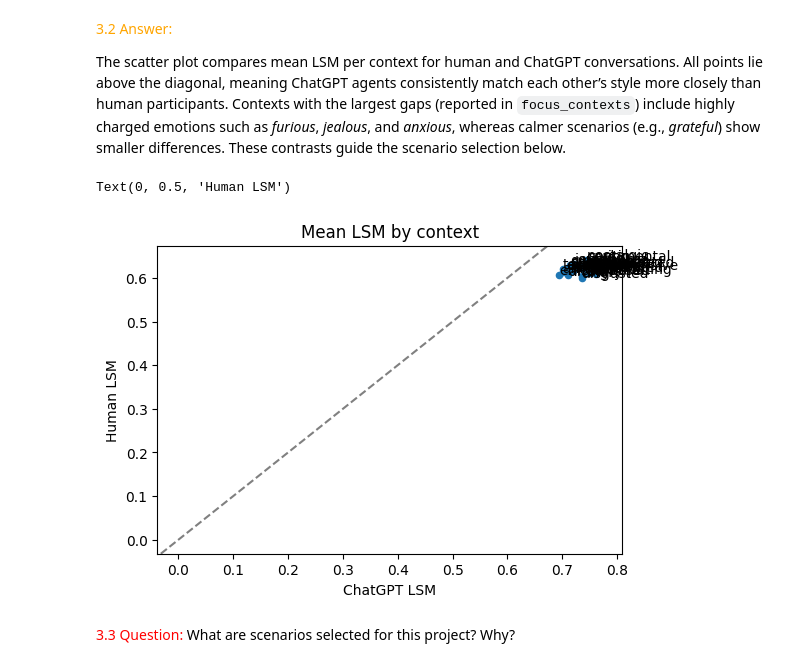
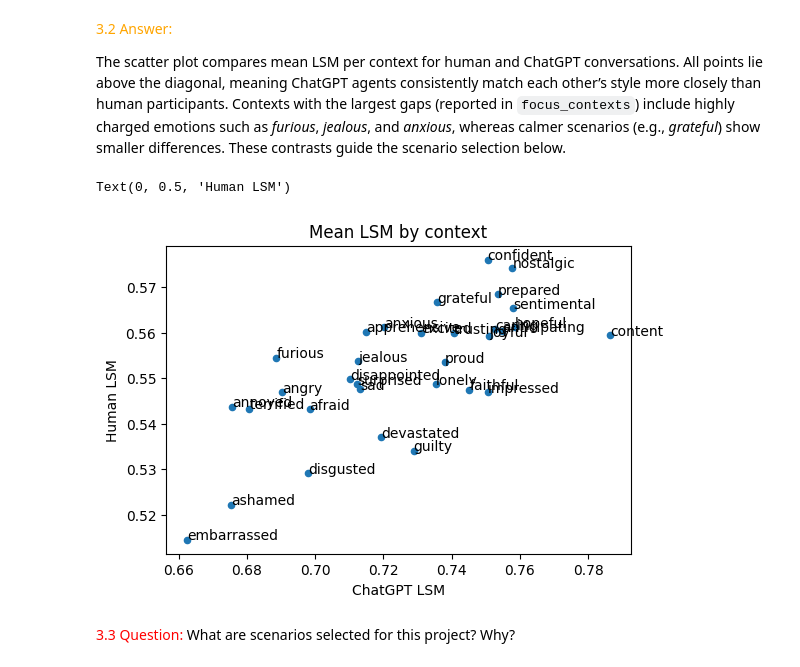
Before and after one commit to telecom-projet-nlp/human-gpt-linguistic-differences, a Jupyter notebook: notebook/Answers.ipynb, the cells around one changed output. Saved outputs shown, nothing was run; the diff lists cells and outputs as text; code cells hidden in the pictures.

```diff
--- a/notebook/Answers.ipynb
+++ b/notebook/Answers.ipynb
@@ -350,33 +445,33 @@ The scatter plot compares mean LSM per context for human and ChatGPT conversatio
 # %%
 human_byconv = human_byconv.join(
     human_lsm_df.set_index('conv_id')['LSM'],
     how='inner'
 )
 gpt_byconv = gpt_byconv.join(
     gpt_lsm_df.set_index('conv_id')['LSM'],
     how='inner'
 )
 
 lsm_by_context = (
     lsm_by_conversation
     .groupby(['context', 'source'])['LSM']
     .mean()
     .unstack('source')
 )
 lsm_by_context = lsm_by_context.rename(columns={'chatgpt': 'LSM GPT', 'human': 'LSM human'}).dropna()
 lsm_by_context['delta'] = lsm_by_context['LSM GPT'] - lsm_by_context['LSM human']
 
 ax = lsm_by_context.plot.scatter(x='LSM GPT', y='LSM human', figsize=(6, 4))
 for context_name, row in lsm_by_context.iterrows():
     ax.annotate(context_name, (row['LSM GPT'], row['LSM human']))
 
-ax.axline((0, 0), slope=1, color='grey', linestyle='--')
+# ax.axline((0, 0), slope=1, color='grey', linestyle='--')
 ax.set_title('Mean LSM by context')
 ax.set_xlabel('ChatGPT LSM')
 ax.set_ylabel('Human LSM')
 # %% [output]
 Text(0, 0.5, 'Human LSM')
-[figure, old version]
+[figure, new version]
 # %% [markdown]
 <font color="red">3.3 Question:</font> What are scenarios selected for this project? Why?
 # %% [markdown]
```
Also changed, not shown: parts of 9 cells of this notebook, 1 other file.
